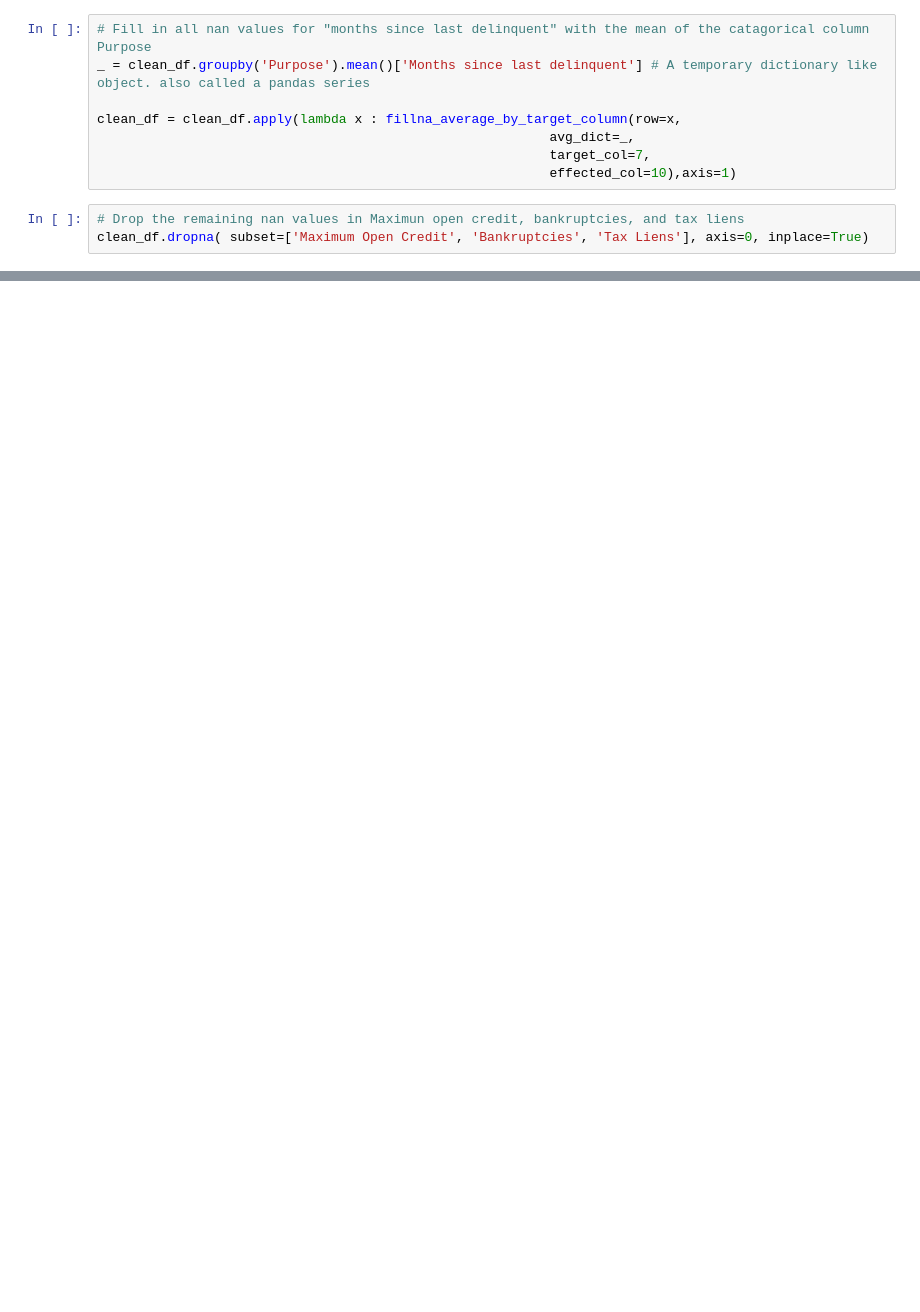
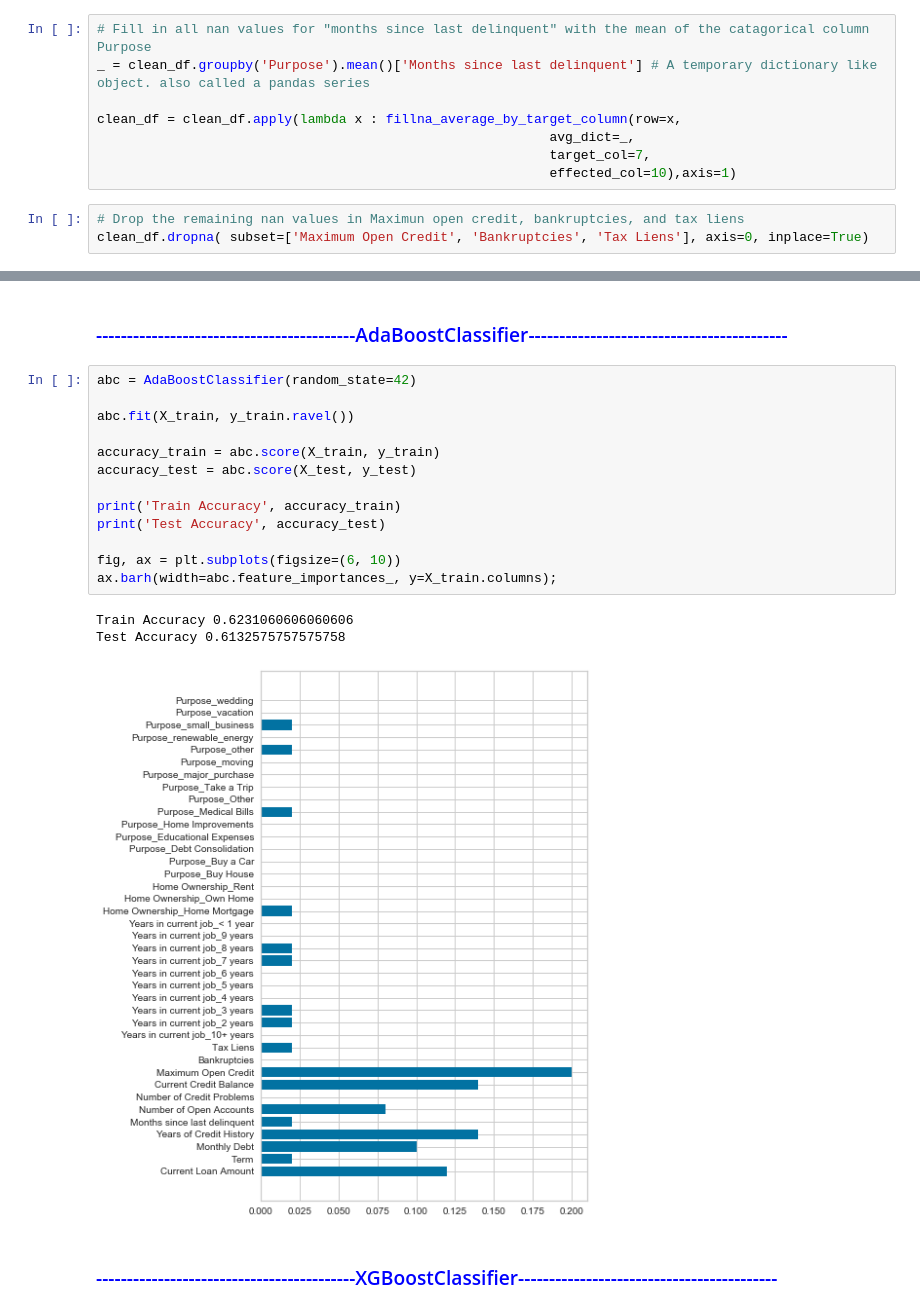
Before and after one commit to LaurentStar/Bank-Loans, a Jupyter notebook: master.ipynb, the cells around one changed output, grey strips where cells are left out. Drawn from its saved outputs; the diff is of its cells as text; blank space fills up the shorter version.

```diff
--- a/master.ipynb
+++ b/master.ipynb
@@ -97,0 +165,21 @@ memory usage: 3.1+ MB
+# %% [markdown]
+### <span style="color:blue">------------------------------------------AdaBoostClassifier------------------------------------------</span>
+# %%
+abc = AdaBoostClassifier(random_state=42)
+
+abc.fit(X_train, y_train.ravel())
+
+accuracy_train = abc.score(X_train, y_train)
+accuracy_test = abc.score(X_test, y_test)
+
+print('Train Accuracy', accuracy_train)
+print('Test Accuracy', accuracy_test)
+
+fig, ax = plt.subplots(figsize=(6, 10))
+ax.barh(width=abc.feature_importances_, y=X_train.columns);
+# %% [output]
+Train Accuracy 0.6231060606060606
+Test Accuracy 0.6132575757575758
+[figure, added]
+# %% [markdown]
+### <span style="color:blue">------------------------------------------XGBoostClassifier------------------------------------------</span>
```
Also changed, not shown: parts of 22 cells of this notebook.
